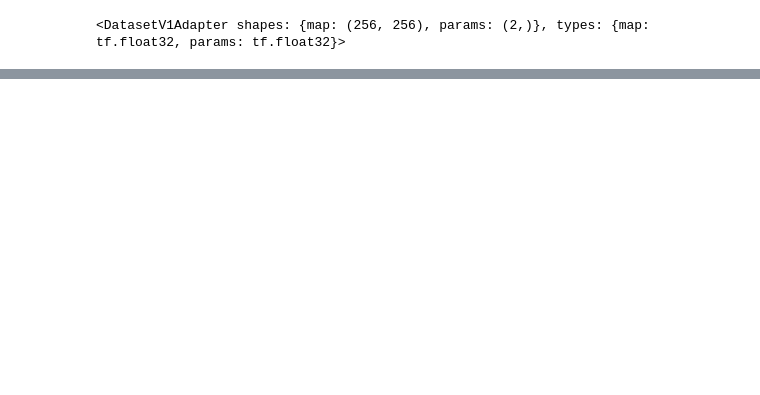
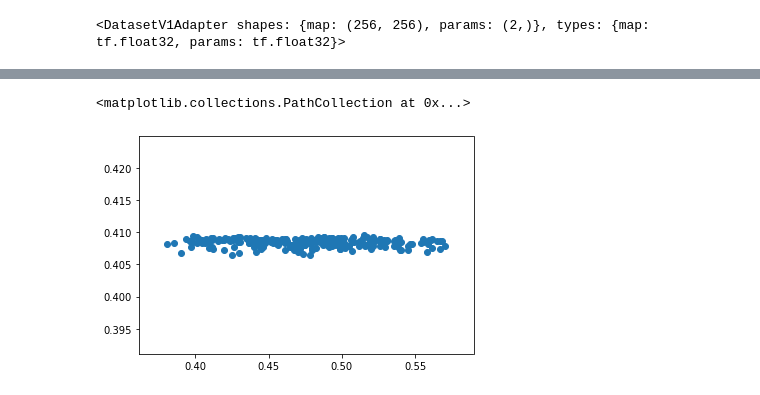
Before and after one commit to liuxx479/Outlier, a Jupyter notebook: notebooks/ResNet.ipynb, the cells around one changed output, grey strips where cells are left out. Cells and saved outputs as stored; diff of their text form; code cells hidden in the pictures; blank space fills up the shorter version.

```diff
--- a/notebooks/ResNet.ipynb
+++ b/notebooks/ResNet.ipynb
@@ -124,0 +196,5 @@ Epoch 1/3
+# %%
+plt.scatter(true_s8,pred_s8)
+# %% [output]
+<matplotlib.collections.PathCollection at 0x...>
+[figure, added]
```
Also changed, not shown: parts of 25 cells of this notebook.
